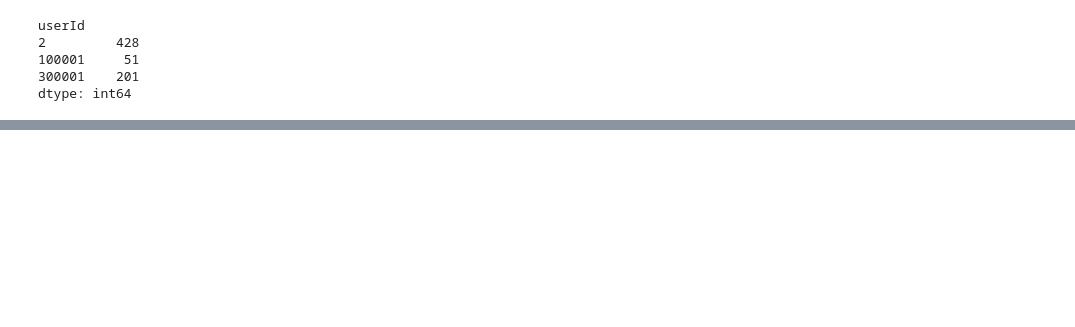
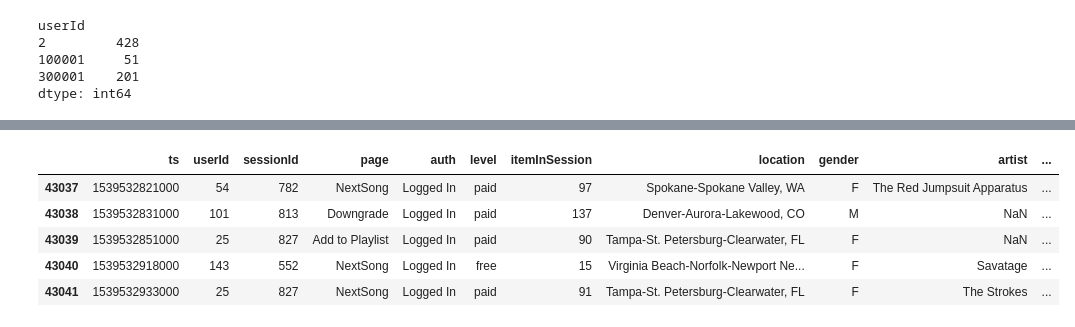
Before and after one commit to gilzero/project_churn_spark, a Jupyter notebook: sparkify.ipynb, the cells around one changed output, grey strips where cells are left out. Cells and saved outputs as stored; diff of their text form; code cells hidden in the pictures; blank space fills up the shorter version.

```diff
--- a/sparkify.ipynb
+++ b/sparkify.ipynb
@@ -403,0 +582,35 @@ df
+# %%
+def period_from_datetime(x):
+    period = 0 # default 0: out of window concerned. to filter out.
+
+    if (x >= pd.Timestamp('2018-10-15')) & (x < pd.Timestamp('2018-11-12')):
+        period = 1
+
+    if (x >= pd.Timestamp('2018-10-22')) & (x < pd.Timestamp('2018-11-19')):
+        period = 2
+
+    if (x >= pd.Timestamp('2018-10-29')) & (x < pd.Timestamp('2018-11-26')):
+        period = 3
+
+    if (x >= pd.Timestamp('2018-11-05')) & (x < pd.Timestamp('2018-12-03')):
+        period = 4
+
+    return period
+
+
+# df_p[-20:]['datetime'].apply(period_from_datetime)
+# %%
+# Add a column of period, assign each event to a period base on its datetime.
+
+df_p['period'] = df_p['datetime'].apply(period_from_datetime)
+# %%
+# p1,2,3,4 is what we concern. 0 is out of timeframe we don't consider.
+
+df_p[df_p.period.isin([1,2,3,4])].head(5)
+# %% [output]
+|  | ts | userId | sessionId | page | auth | level | itemInSession | location | gender | artist | ... |
+| 43037 | 1539532821000 | 54 | 782 | NextSong | Logged In | paid | 97 | Spokane-Spokane Valley, WA | F | The Red Jumpsuit Apparatus | ... |
+| 43038 | 1539532831000 | 101 | 813 | Downgrade | Logged In | paid | 137 | Denver-Aurora-Lakewood, CO | M | NaN | ... |
+| 43039 | 1539532851000 | 25 | 827 | Add to Playlist | Logged In | paid | 90 | Tampa-St. Petersburg-Clearwater, FL | F | NaN | ... |
+| 43040 | 1539532918000 | 143 | 552 | NextSong | Logged In | free | 15 | Virginia Beach-Norfolk-Newport Ne... | F | Savatage | ... |
+| 43041 | 1539532933000 | 25 | 827 | NextSong | Logged In | paid | 91 | Tampa-St. Petersburg-Clearwater, FL | F | The Strokes | ... |
```
Also changed, not shown: parts of 66 cells of this notebook, 1 other file.
